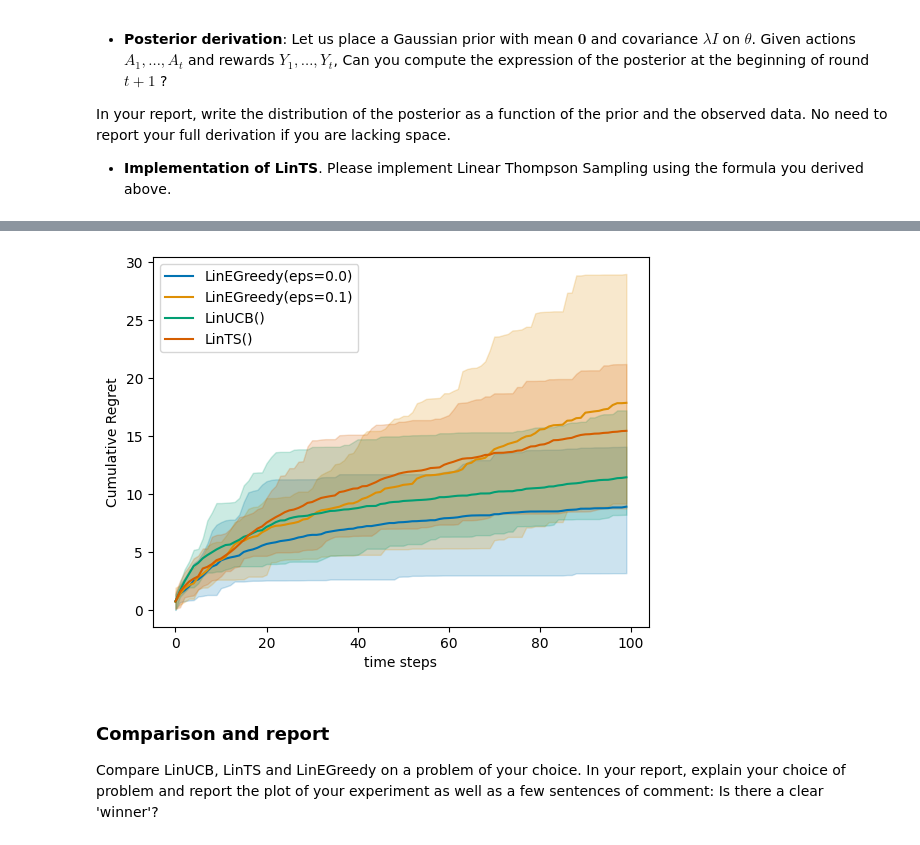
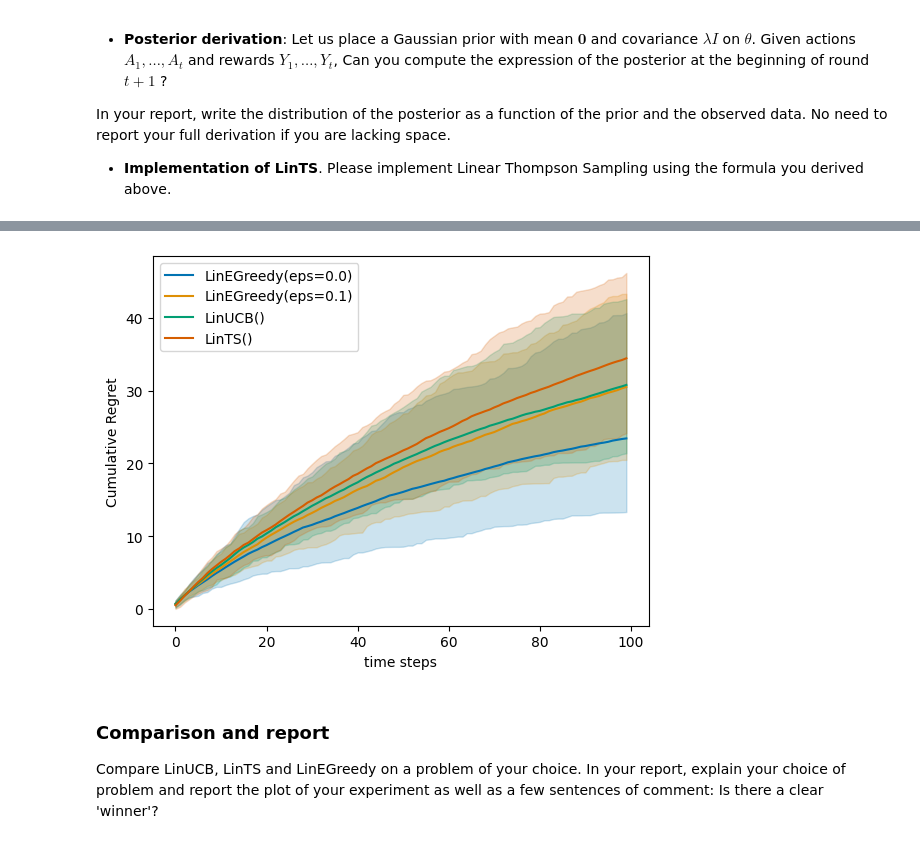
Before and after one commit to arebaine/RL, a Jupyter notebook: StochasticLinearBandits2024_companion_TBC.ipynb, the cells around one changed output, grey strips where cells are left out. Saved outputs shown, nothing was run; the diff lists cells and outputs as text; code cells hidden in the pictures.

```diff
--- a/StochasticLinearBandits2024_companion_TBC.ipynb
+++ b/StochasticLinearBandits2024_companion_TBC.ipynb
@@ -406,7 +538,7 @@ class LinUCB:
         for k in range(K):
             arm = arms[k, :]
             expected_reward = arm @ self.hat_theta
-            uncertainty = self.sigma* np.sqrt(arm @ self.invcov @ arm.T)*np.sqrt(2*np.log(1/self.delta)+self.d*np.log(1+self.t/(self.d*self.lambda_reg)))
+            uncertainty = self.sigma* np.sqrt(arm @ self.invcov @ arm.T)*(np.sqrt(2*np.log(1/self.delta)+self.d*np.log(1+self.t/(self.d*self.lambda_reg)))+np.sqrt(self.lambda_reg))
             ucb_scores[k] = expected_reward + uncertainty
 
         chosen_index = np.argmax(ucb_scores)
@@ -462,11 +609,28 @@ In your report, write the distribution of the posterior as a function of the pri
 
 
 * **Implementation of LinTS**. Please implement Linear Thompson Sampling using the formula you derived above.
+# %%
+# number of arms
+
+d = 3
+K = 7
+# parametor vector \theta, normalized :
+ # another way of getting a 'random vector' (depends on your implementation)
+theta = np.array([0.45, 0.8, 0.2])
+
+T = 1000  # Finite Horizon
+N = 10  # Monte Carlo simulations
+sigma = 1.
+delta = 0.1 # could be set directly in the algorithms
+
+env = LinearBandit(theta, K, var=sigma**2)
+#choice of percentile display
+q = 10
 # %%
 from numpy.linalg import pinv, inv
 
 class LinTS:
-    def __init__(self, d, sigma, lambda_reg):
+    def __init__(self, d, sigma, kappa):
         """
         Initialize the Linear TS Bandit agent.
 
@@ -477,7 +641,8 @@ class LinTS:
         """
         self.sigma = sigma
         self.d = d  # Feature dimension
-        self.lambda_reg = lambda_reg  # Regularization parameter
+        self.kappa = kappa
+        self.lambda_reg = sigma**2/kappa**2 # Regularization parameter
         self.reset()
 
     def reset(self):
@@ -534,3 +710,21 @@ iid_env = LinearBandit(theta, K, var=sigma**2)
+# %%
+# number of arms
+
+d = 7
+K = 20
+# parametor vector \theta, normalized :
+ # another way of getting a 'random vector' (depends on your implementation)
+theta = np.array([np.random.randn() for _ in range(d)])
+theta /= np.linalg.norm(theta)
+
+T = 100  # Finite Horizon
+N = 50  # Monte Carlo simulations
+sigma = 1.
+delta = 0.1 # could be set directly in the algorithms
+
+env = LinearBandit(theta, K, var=sigma**2)
+#choice of percentile display
+q = 10
 # %%
 linucb = LinUCB(d, delta, sigma=sigma, lambda_reg=1.)
 uniform = LinUniform(d, lambda_reg=1.)
@@ -538,10 +732,10 @@ e_greedy = LinEpsilonGreedy(d, lambda_reg=1., eps=0.1)
 greedy = LinEpsilonGreedy(d, lambda_reg=1., eps=0.)
 lints = LinTS(d, sigma=sigma, lambda_reg=1.)
 # %%
-linucb_vs_greedy = experiment(iid_env, [greedy, e_greedy, linucb, lints], Nmc=N, T=T,pseudo_regret=True)
+linucb_vs_greedy = experiment(env, [greedy, e_greedy, linucb, lints], Nmc=N, T=T,pseudo_regret=True)
 plot_regret(linucb_vs_greedy)
 # %% [output]
-[figure, old version]
+[figure, new version]
 # %% [markdown]
 ### Comparison and report
 
```
Also changed, not shown: parts of 19 cells of this notebook.
